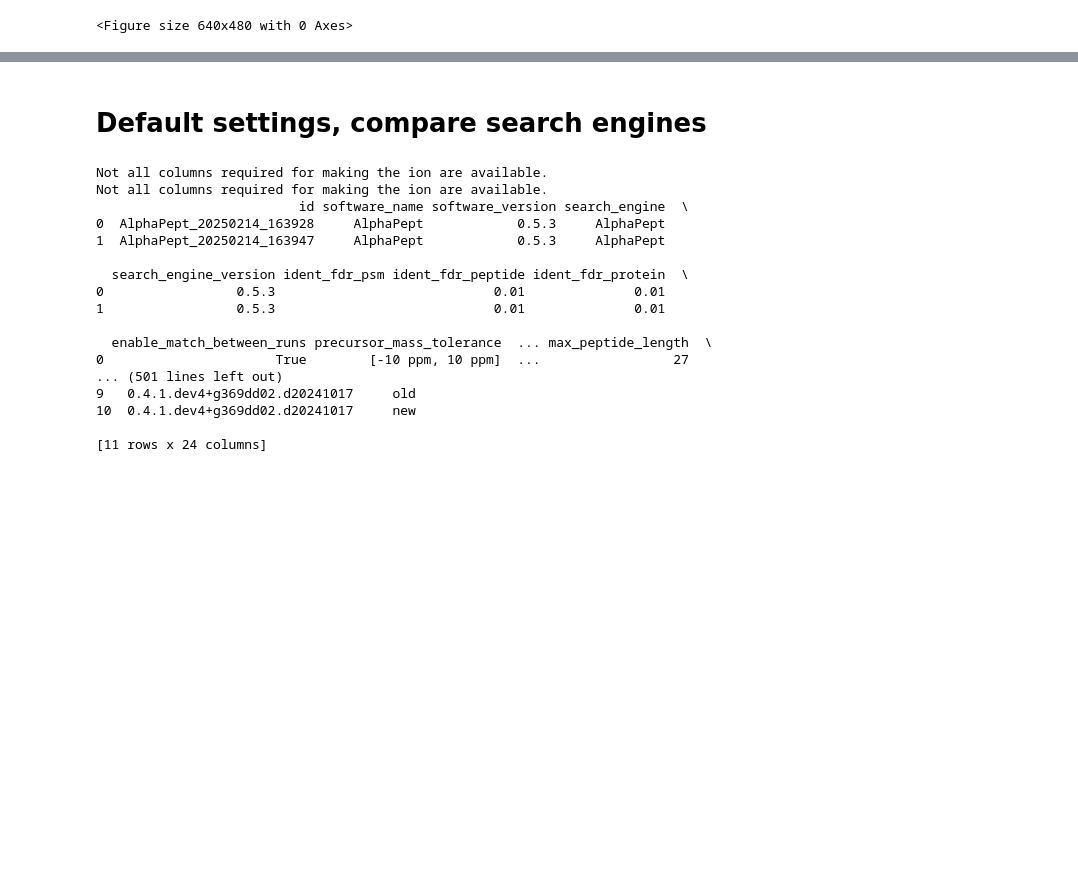
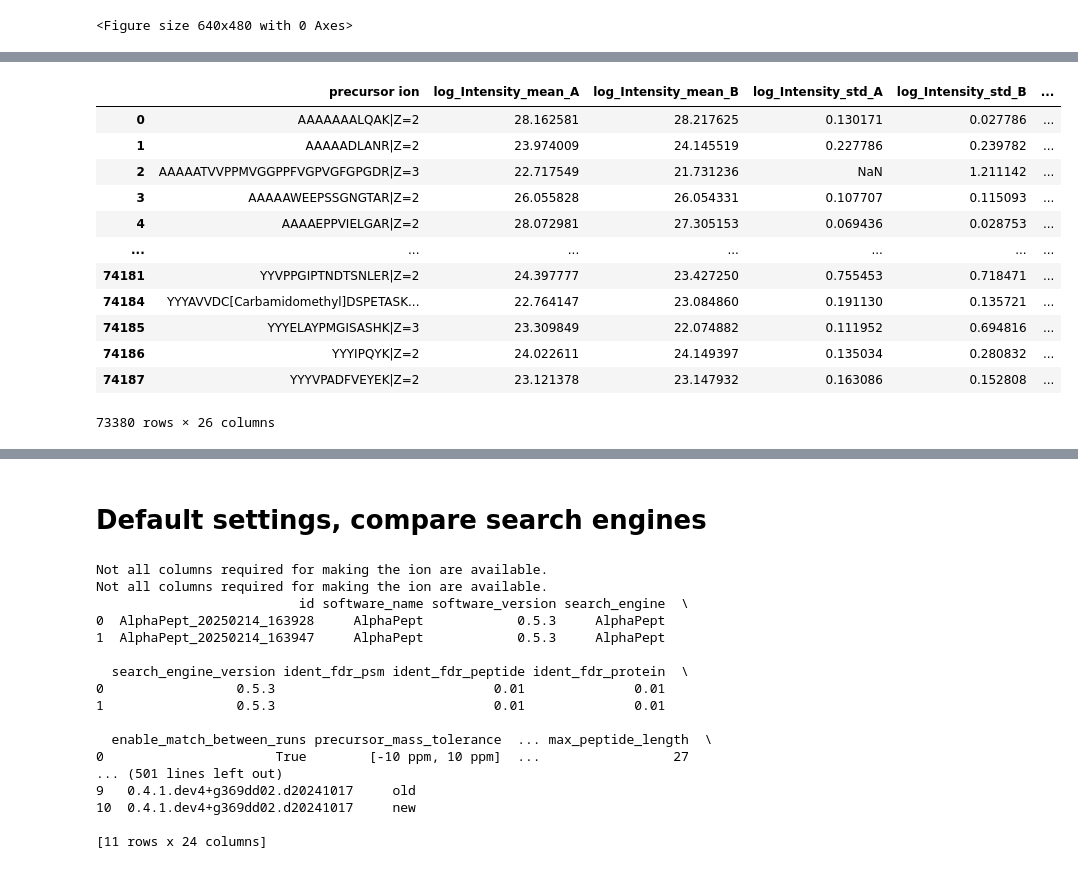
Before and after one commit to Proteobench/ProteoBench, a Jupyter notebook: jupyter_notebooks/analysis/DDA_analysis.ipynb, the cells around one changed output, grey strips where cells are left out. Drawn from its saved outputs; the diff is of its cells as text; code cells hidden in the pictures; blank space fills up the shorter version.

```diff
--- a/jupyter_notebooks/analysis/DDA_analysis.ipynb
+++ b/jupyter_notebooks/analysis/DDA_analysis.ipynb
@@ -685,0 +886,38 @@ def plot_quant_prec_overlap_files(performance_df):
+# %%
+performance_df_dict = prepare_performance_dict(results, mapper=None)
+
+# keep only most important entry per tool
+performance_df_dict.pop("AlphaPept_053_MBR")
+performance_df_dict.pop("AlphaPept_050_MBR_10ppm")
+performance_df_dict.pop("AlphaPept_050_MBR_20ppm")
+performance_df_dict.pop("1.5.2.8")
+performance_df_dict.pop("1.5.3.30")
+performance_df_dict.pop("1.5.3.30_replicate")
+performance_df_dict.pop("1.5.8.2")
+performance_df_dict.pop("1.5.8.2_MBR")
+performance_df_dict.pop("1.6.3.3")
+performance_df_dict.pop("1.6.3.3_MBR")
+performance_df_dict.pop("2.1.3.0")
+performance_df_dict.pop("2.1.3.0_MBR_MC_1")
+performance_df_dict.pop("2.1.3.0_MBR_MC_2")
+performance_df_dict.pop("2.1.4.0")
+performance_df_dict.pop("2.1.4.0_MBR")
+performance_df_dict.pop("2.3.1.0_MBR")
+performance_df_dict.pop("2.5.1.0")
+performance_df_dict.pop("i2MassChroQ_XTandem_MBR")
+performance_df_dict.pop("i2MassChroq_XTandem_2_MissedCleavages")
+performance_df_dict.pop("i2MassChroq_Sage")
+# %% [output]
+|  | precursor ion | log_Intensity_mean_A | log_Intensity_mean_B | log_Intensity_std_A | log_Intensity_std_B | ... |
+| 0 | AAAAAAALQAK|Z=2 | 28.162581 | 28.217625 | 0.130171 | 0.027786 | ... |
+| 1 | AAAAADLANR|Z=2 | 23.974009 | 24.145519 | 0.227786 | 0.239782 | ... |
+| 2 | AAAAATVVPPMVGGPPFVGPVGFGPGDR|Z=3 | 22.717549 | 21.731236 | NaN | 1.211142 | ... |
+| 3 | AAAAAWEEPSSGNGTAR|Z=2 | 26.055828 | 26.054331 | 0.107707 | 0.115093 | ... |
+| 4 | AAAAEPPVIELGAR|Z=2 | 28.072981 | 27.305153 | 0.069436 | 0.028753 | ... |
+| ... | ... | ... | ... | ... | ... | ... |
+| 74181 | YYVPPGIPTNDTSNLER|Z=2 | 24.397777 | 23.427250 | 0.755453 | 0.718471 | ... |
+| 74184 | YYYAVVDC[Carbamidomethyl]DSPETASK... | 22.764147 | 23.084860 | 0.191130 | 0.135721 | ... |
+| 74185 | YYYELAYPMGISASHK|Z=3 | 23.309849 | 22.074882 | 0.111952 | 0.694816 | ... |
+| 74186 | YYYIPQYK|Z=2 | 24.022611 | 24.149397 | 0.135034 | 0.280832 | ... |
+| 74187 | YYYVPADFVEYEK|Z=2 | 23.121378 | 23.147932 | 0.163086 | 0.152808 | ... |
+73380 rows × 26 columns
```
Also changed, not shown: parts of 8 cells of this notebook.
